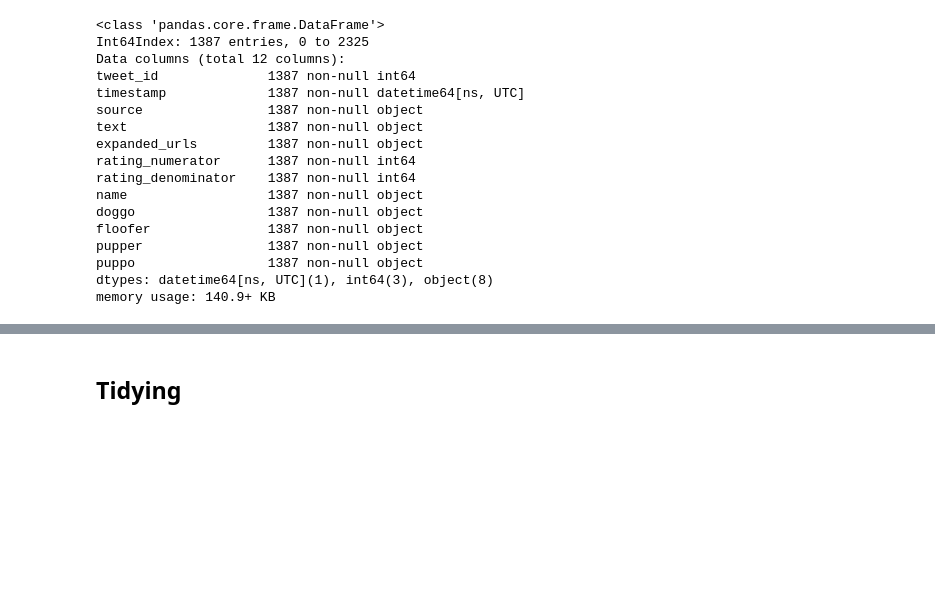
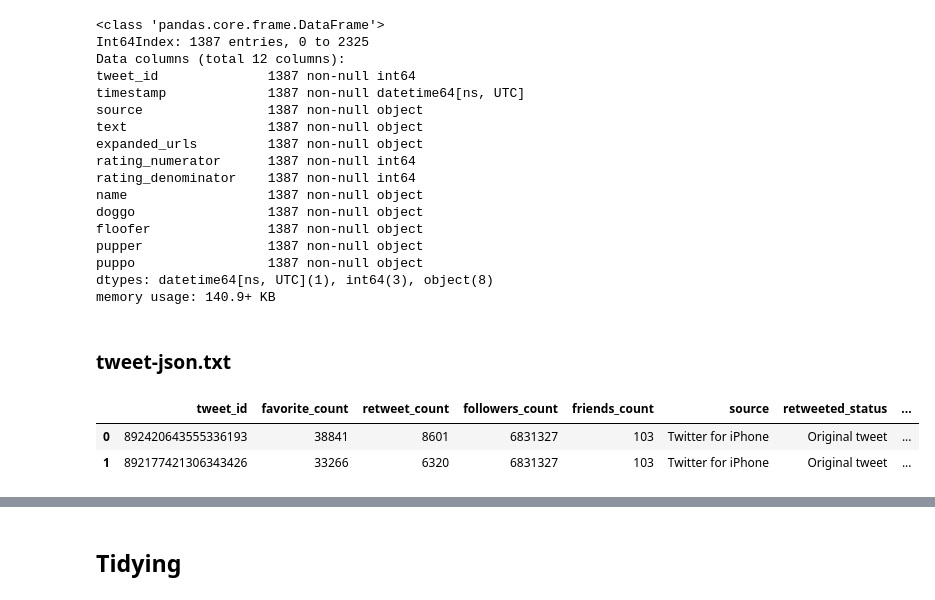
Before and after one commit to mohamedgabribrahim/WeRateDogs, a Jupyter notebook: wrangle_act.ipynb, the cells around one changed output, grey strips where cells are left out. Saved outputs shown, nothing was run; the diff lists cells and outputs as text; code cells hidden in the pictures; blank space fills up the shorter version.

```diff
--- a/wrangle_act.ipynb
+++ b/wrangle_act.ipynb
@@ -203,3 +273,11 @@ pupper                1387 non-null object
 puppo                 1387 non-null object
 dtypes: datetime64[ns, UTC](1), int64(3), object(8)
 memory usage: 140.9+ KB
+# %% [markdown]
+### tweet-json.txt
+# %%
+tweet_json.head(2)
+# %% [output]
+|  | tweet_id | favorite_count | retweet_count | followers_count | friends_count | source | retweeted_status | ... |
+| 0 | 892420643555336193 | 38841 | 8601 | 6831327 | 103 | Twitter for iPhone | Original tweet | ... |
+| 1 | 892177421306343426 | 33266 | 6320 | 6831327 | 103 | Twitter for iPhone | Original tweet | ... |
```
Also changed, not shown: parts of 24 cells of this notebook.
